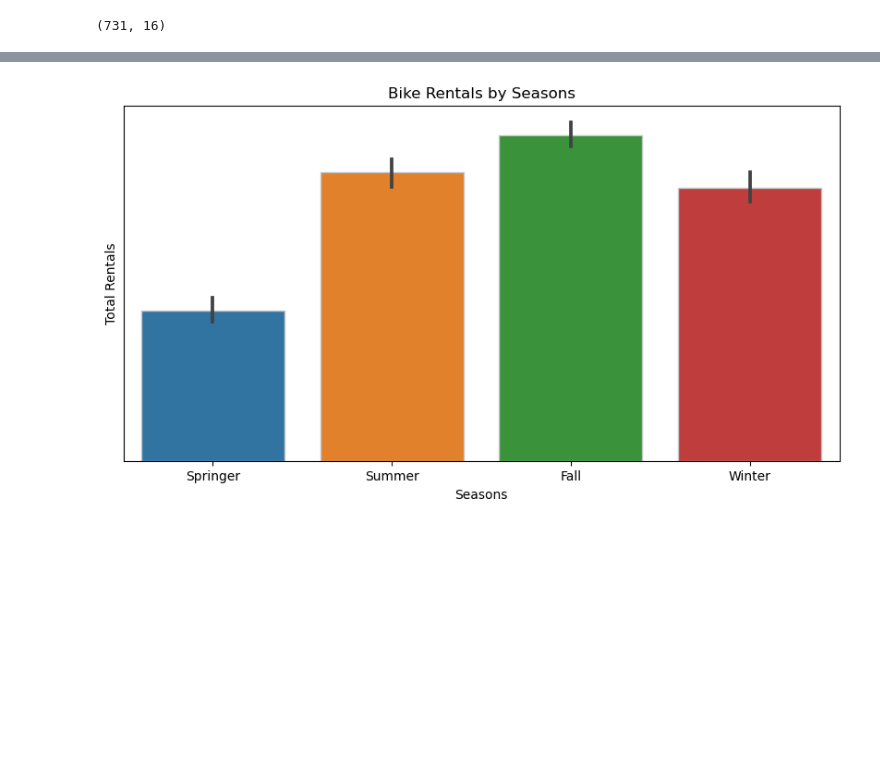
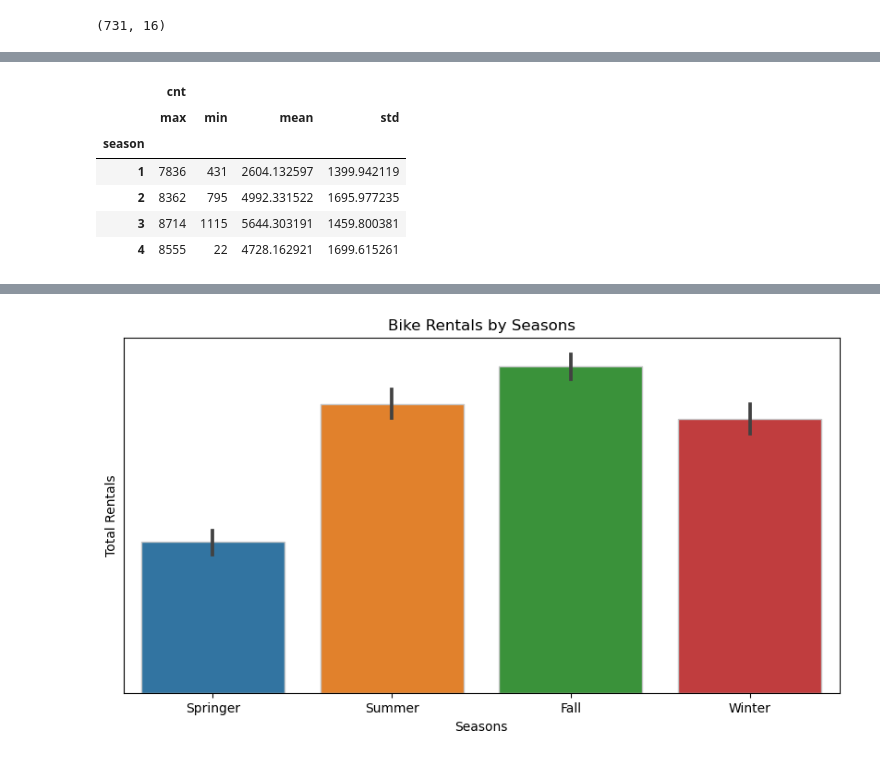
Before and after one commit to cukiprit/Submission-Dicoding-Data-Analysis, a Jupyter notebook: main.ipynb, the cells around one changed output, grey strips where cells are left out. Saved outputs shown, nothing was run; the diff lists cells and outputs as text; code cells hidden in the pictures; blank space fills up the shorter version.

```diff
--- a/main.ipynb
+++ b/main.ipynb
@@ -316,0 +292,10 @@ categorical_df["mnth"] = categorical_df["mnth"].map(month)
+# %%
+day_df.groupby("season").agg({"cnt": ["max", "min", "mean", "std"]})
+# %% [output]
+|  | cnt |  |  |  |
+|  | max | min | mean | std |
+| season |  |  |  |  |
+| 1 | 7836 | 431 | 2604.132597 | 1399.942119 |
+| 2 | 8362 | 795 | 4992.331522 | 1695.977235 |
+| 3 | 8714 | 1115 | 5644.303191 | 1459.800381 |
+| 4 | 8555 | 22 | 4728.162921 | 1699.615261 |
```
Also changed, not shown: parts of 50 cells of this notebook, 1 other file.
